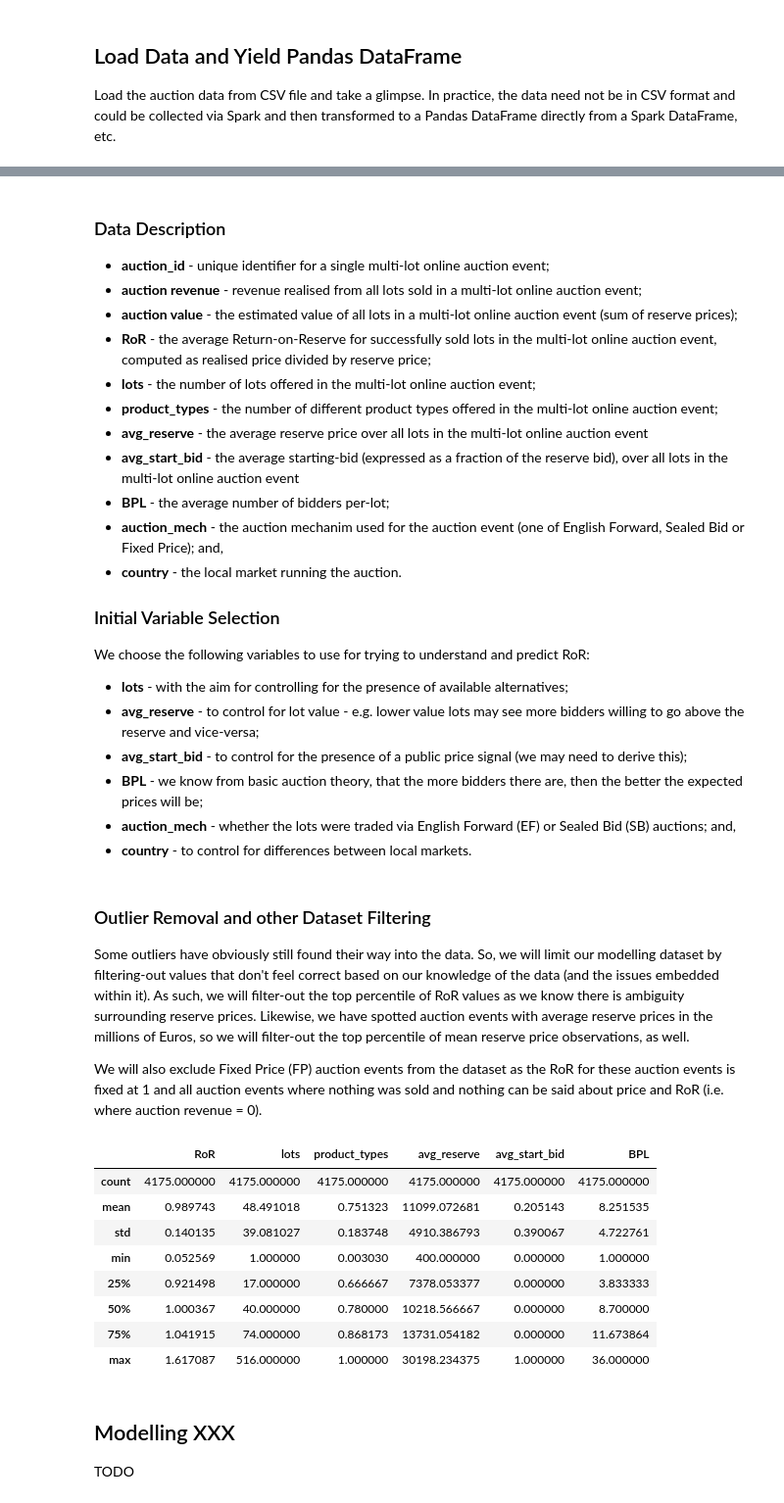
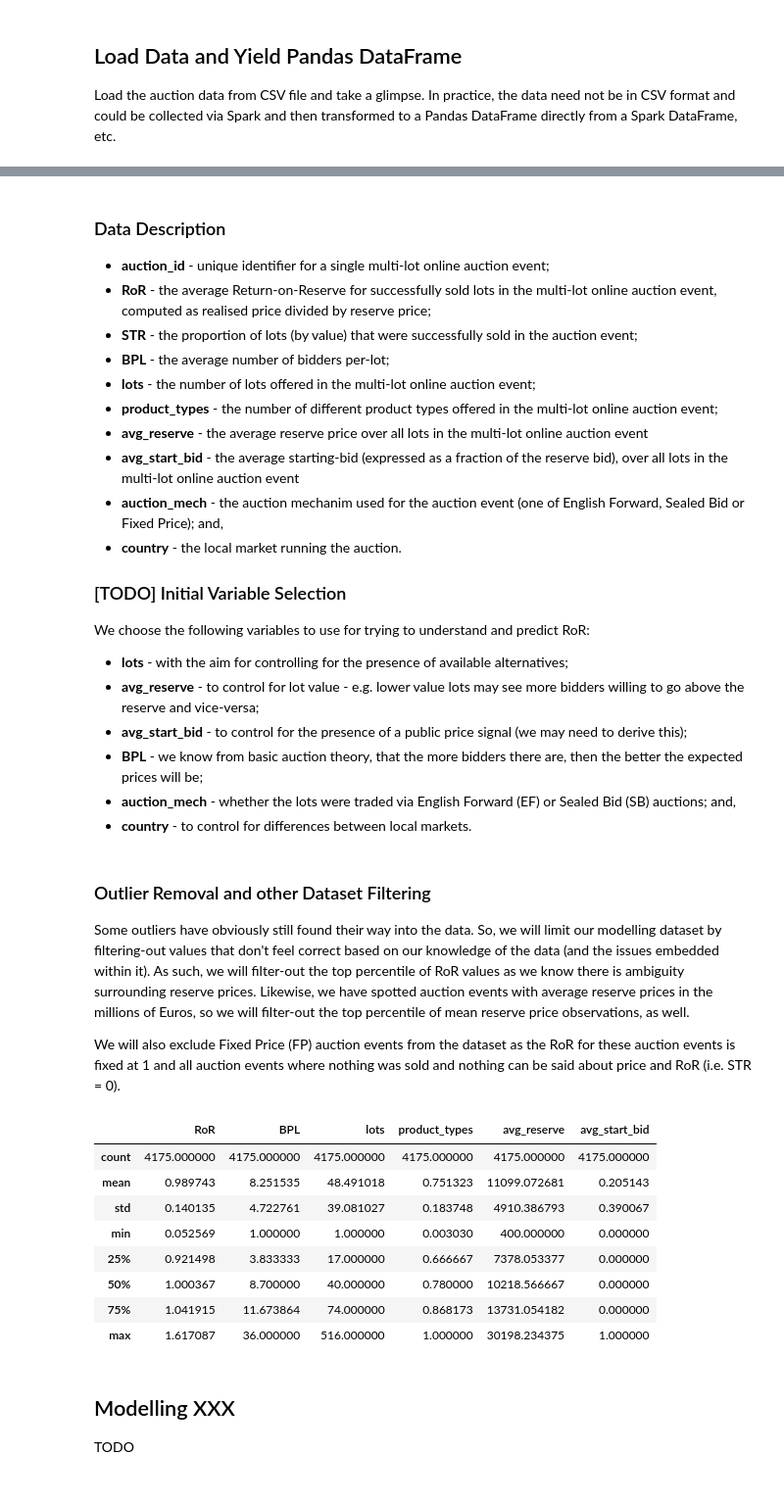
Before and after one commit to AlexIoannides/lime-interpretable-ml, a Jupyter notebook: notebooks/LIME-regression-example.ipynb, the cells around one changed output, grey strips where cells are left out. Shown at 98% size. Saved outputs shown, nothing was run; the diff lists cells and outputs as text; code cells hidden in the pictures.

```diff
--- a/notebooks/LIME-regression-example.ipynb
+++ b/notebooks/LIME-regression-example.ipynb
@@ -42,18 +40,17 @@ memory usage: 534.6+ KB
 # %% [markdown]
 ### Data Description
 - **auction_id** - unique identifier for a single multi-lot online auction event;
-- **auction revenue** - revenue realised from all lots sold in a multi-lot online auction event;
-- **auction value** - the estimated value of all lots in a multi-lot online auction event (sum of reserve prices);
 - **RoR** - the average Return-on-Reserve for successfully sold lots in the multi-lot online auction event, computed as realised price divided by reserve price;
+- **STR** - the proportion of lots (by value) that were successfully sold in the auction event;
+- **BPL** - the average number of bidders per-lot;
 - **lots** - the number of lots offered in the multi-lot online auction event;
 - **product_types** - the number of different product types offered in the multi-lot online auction event;
 - **avg_reserve** - the average reserve price over all lots in the multi-lot online auction event
 - **avg_start_bid** - the average starting-bid (expressed as a fraction of the reserve bid), over all lots in the multi-lot online auction event
-- **BPL** - the average number of bidders per-lot;
 - **auction_mech** - the auction mechanim used for the auction event (one of English Forward, Sealed Bid or Fixed Price); and,
 - **country** - the local market running the auction.
 
-### Initial Variable Selection
+### [TODO] Initial Variable Selection
 We choose the following variables to use for trying to understand and predict RoR:
 - **lots** - with the aim for controlling for the presence of available alternatives;
 - **avg_reserve** - to control for lot value - e.g. lower value lots may see more bidders willing to go above the reserve and vice-versa;
@@ -63,40 +60,40 @@ We choose the following variables to use for trying to understand and predict Ro
 - **country** - to control for differences between local markets.
 # %%
 RoR = ['RoR']
-model_vars = ['lots', 'product_types', 'avg_reserve', 'avg_start_bid', 'BPL', 'auction_mech', 'country']
+model_vars = ['BPL', 'lots', 'product_types', 'avg_reserve', 'avg_start_bid', 'auction_mech', 'country']
 # %% [markdown]
 ### Outlier Removal and other Dataset Filtering
 Some outliers have obviously still found their way into the data. So, we will limit our modelling dataset by filtering-out values that don't feel correct based on our knowledge of the data (and the issues embedded within it). As such, we will filter-out the top percentile of RoR values as we know there is ambiguity surrounding reserve prices. Likewise, we have spotted auction events with average reserve prices in the millions of Euros, so we will filter-out the top percentile of mean reserve price observations, as well.
 
-We will also exclude Fixed Price (FP) auction events from the dataset as the RoR for these auction events is fixed at 1 and all auction events where nothing was sold and nothing can be said about price and RoR (i.e. where auction revenue = 0).
+We will also exclude Fixed Price (FP) auction events from the dataset as the RoR for these auction events is fixed at 1 and all auction events where nothing was sold and nothing can be said about price and RoR (i.e. STR = 0).
 # %%
 pctile_thold = 0.99
 
 model_data = (
     auction_eval.copy()
-    .loc[(auction_eval['auction_revenue'] > 0)
+    .loc[(auction_eval['STR'] > 0)
          & (auction_eval['auction_mech'] != 'FixedPrice')
          & (auction_eval['RoR'] < auction_eval['RoR'].quantile(pctile_thold))
          & (auction_eval['avg_reserve'] < auction_eval['avg_reserve'].quantile(pctile_thold)),
          :]
     .assign(country = auction_eval['country'].apply(lambda x: 'country_' + x),
             auction_mech = auction_eval['auction_mech'].apply(lambda x: 'auction_mech_' + x))
     [RoR + model_vars])
 
 desc_vars = [
     'auction_id']
 
 model_data.describe()
 # %% [output]
-|  | RoR | lots | product_types | avg_reserve | avg_start_bid | BPL |
+|  | RoR | BPL | lots | product_types | avg_reserve | avg_start_bid |
 | count | 4175.000000 | 4175.000000 | 4175.000000 | 4175.000000 | 4175.000000 | 4175.000000 |
-| mean | 0.989743 | 48.491018 | 0.751323 | 11099.072681 | 0.205143 | 8.251535 |
-| std | 0.140135 | 39.081027 | 0.183748 | 4910.386793 | 0.390067 | 4.722761 |
-| min | 0.052569 | 1.000000 | 0.003030 | 400.000000 | 0.000000 | 1.000000 |
-| 25% | 0.921498 | 17.000000 | 0.666667 | 7378.053377 | 0.000000 | 3.833333 |
-| 50% | 1.000367 | 40.000000 | 0.780000 | 10218.566667 | 0.000000 | 8.700000 |
-| 75% | 1.041915 | 74.000000 | 0.868173 | 13731.054182 | 0.000000 | 11.673864 |
-| max | 1.617087 | 516.000000 | 1.000000 | 30198.234375 | 1.000000 | 36.000000 |
+| mean | 0.989743 | 8.251535 | 48.491018 | 0.751323 | 11099.072681 | 0.205143 |
+| std | 0.140135 | 4.722761 | 39.081027 | 0.183748 | 4910.386793 | 0.390067 |
+| min | 0.052569 | 1.000000 | 1.000000 | 0.003030 | 400.000000 | 0.000000 |
+| 25% | 0.921498 | 3.833333 | 17.000000 | 0.666667 | 7378.053377 | 0.000000 |
+| 50% | 1.000367 | 8.700000 | 40.000000 | 0.780000 | 10218.566667 | 0.000000 |
+| 75% | 1.041915 | 11.673864 | 74.000000 | 0.868173 | 13731.054182 | 0.000000 |
+| max | 1.617087 | 36.000000 | 516.000000 | 1.000000 | 30198.234375 | 1.000000 |
 # %% [markdown]
 ## Modelling XXX
 TODO
```
Also changed, not shown: parts of 12 cells of this notebook, 2 other files.
